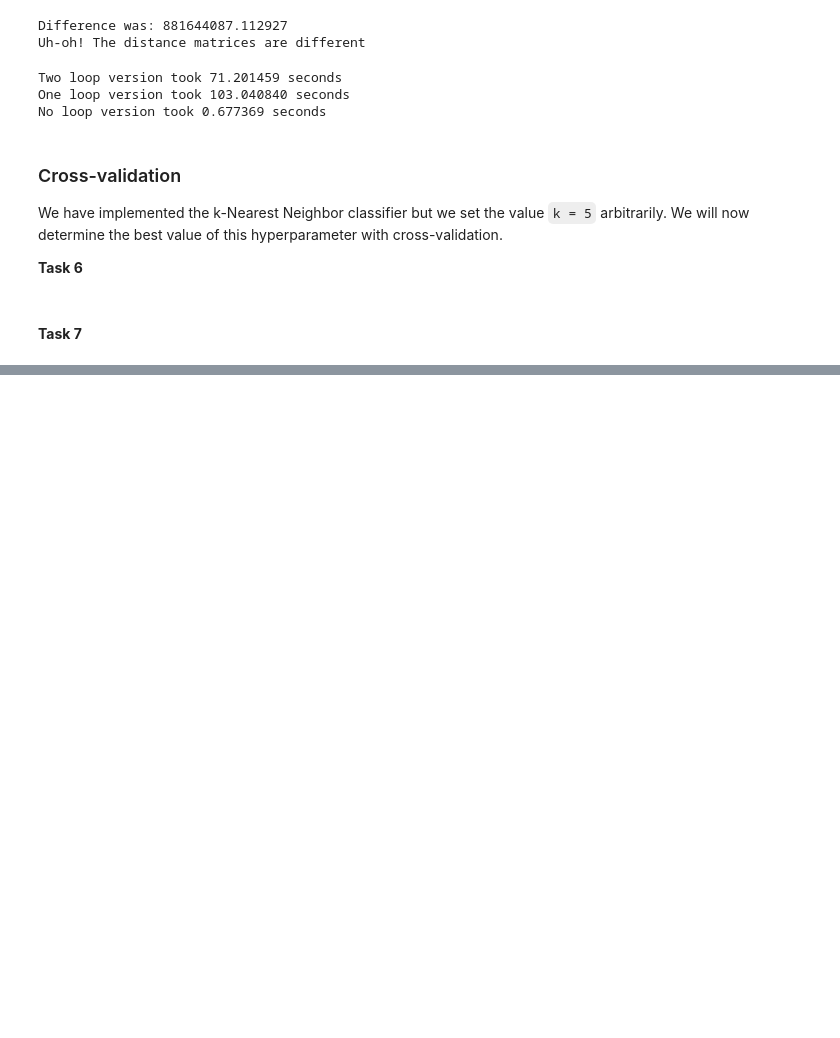
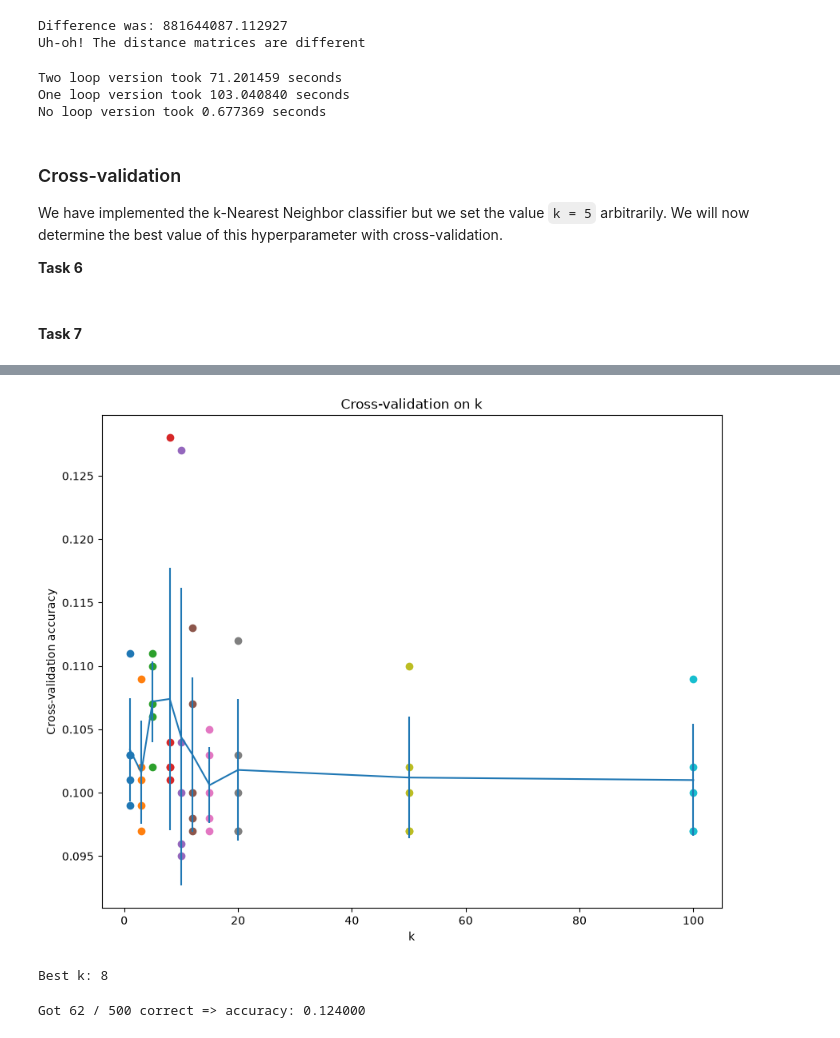
Before and after one commit to malakwadea05/KNN_23, a Jupyter notebook: k_Nearest_Neighbor_(kNN)_exercise_Students.ipynb, the cells around one changed output, grey strips where cells are left out. Cells and saved outputs as stored; diff of their text form; code cells hidden in the pictures; blank space fills up the shorter version.

```diff
--- a/k_Nearest_Neighbor_(kNN)_exercise_Students.ipynb
+++ b/k_Nearest_Neighbor_(kNN)_exercise_Students.ipynb
@@ -253,23 +253,19 @@ We have implemented the k-Nearest Neighbor classifier but we set the value `k =
 
 **Task 6**
 # %%
+
 num_folds = 5
 k_choices = [1, 3, 5, 8, 10, 12, 15, 20, 50, 100]
 
 X_train_folds = []
 y_train_folds = []
-################################################################################
-# TODO:                                                                        #
-# Split up the training data into folds. After splitting, X_train_folds and    #
-# y_train_folds should each be lists of length num_folds, where                #
-# y_train_folds[i] is the label vector for the points in X_train_folds[i].     #
-# Hint: Look up the numpy.array_split function.
-                                #
-################################################################################
+X_train_folds = np.array_split(X_train, num_folds)
+y_train_folds = np.array_split(y_train, num_folds)
 
 ################################################################################
 #                                 END OF YOUR CODE                             #
 ################################################################################
-assert np.shape(X_train_folds)==(5, 1000, 3072), "the shape of folds is not correct"
+
+assert np.shape(X_train_folds) == (5, 1000, 3072), "the shape of folds is not correct"
 # %% [markdown]
 #### **Task 7**
@@ -301,32 +333,42 @@ for k in sorted(k_to_accuracies):
 # %%
-# plot the raw observations
+
+# Plot the raw observations
 for k in k_choices:
     accuracies = k_to_accuracies[k]
     plt.scatter([k] * len(accuracies), accuracies)
 
-# plot the trend line with error bars that correspond to standard deviation
-accuracies_mean = np.array([np.mean(v) for k,v in sorted(k_to_accuracies.items())])
-accuracies_std = np.array([np.std(v) for k,v in sorted(k_to_accuracies.items())])
+# Plot the trend line with error bars
+accuracies_mean = np.array([
+    np.mean(v) for k, v in sorted(k_to_accuracies.items())
+])
+
+accuracies_std = np.array([
+    np.std(v) for k, v in sorted(k_to_accuracies.items())
+])
+
 plt.errorbar(k_choices, accuracies_mean, yerr=accuracies_std)
 plt.title('Cross-validation on k')
 plt.xlabel('k')
 plt.ylabel('Cross-validation accuracy')
 plt.show()
 
 print('Best k:', k_choices[np.argmax(accuracies_mean)])
+# %% [output]
+[figure, added]
+Best k: 8
 # %%
-# Based on the cross-validation results above, choose the best value for k,
-# retrain the classifier using all the training data, and test it on the test
-# data. You should be able to get above 28% accuracy on the test data.
 
-#TODO: fill this in with best value
-best_k = 1
+# Choose the best k based on cross-validation results
+best_k = 10  # Replace 10 with the Best k value you got
 
 classifier = KNearestNeighbor()
 classifier.train(X_train, y_train)
+
 y_test_pred = classifier.predict(X_test, k=best_k)
 
 # Compute and display the accuracy
 num_correct = np.sum(y_test_pred == y_test)
 accuracy = float(num_correct) / num_test
 print('Got %d / %d correct => accuracy: %f' % (num_correct, num_test, accuracy))
+# %% [output]
+Got 62 / 500 correct => accuracy: 0.124000
```
Also changed, not shown: parts of 3 cells of this notebook.
